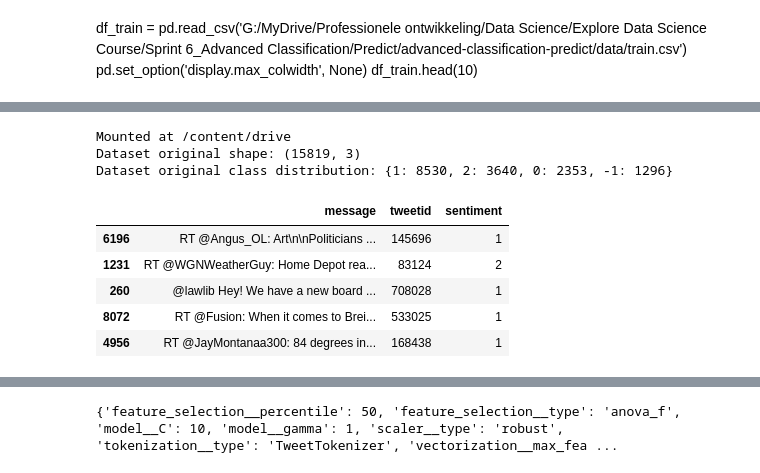
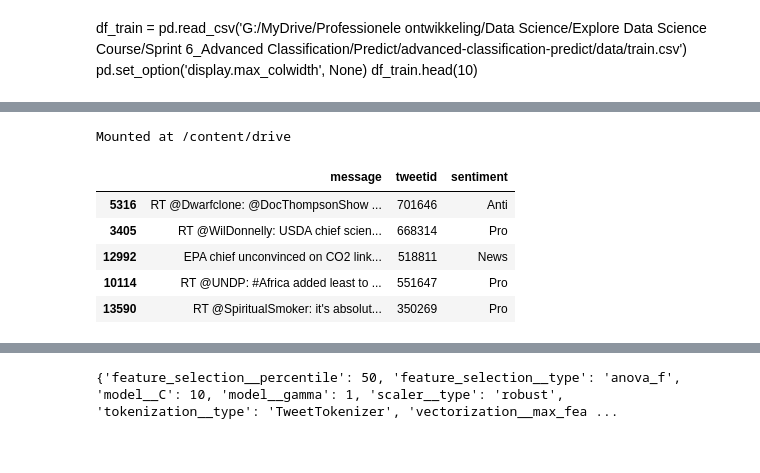
Before and after one commit to dawieloots/advanced-classification-predict, a Jupyter notebook: notebook/Predict_with_pipeline.ipynb, the cells around one changed output, grey strips where cells are left out. Drawn from its saved outputs; the diff is of its cells as text; code cells hidden in the pictures.

```diff
--- a/notebook/Predict_with_pipeline.ipynb
+++ b/notebook/Predict_with_pipeline.ipynb
@@ -86,7 +87,7 @@ def class_distribution(data):
     class_dict = dict(zip(unique_classes, class_counts))
     return class_dict
 
-def load_dataset(environment, size):
+def load_dataset(environment, size, change_labels):
     if environment == 'colab':
         from google.colab import drive
         drive.mount('/content/drive')
@@ -94,9 +95,8 @@ def load_dataset(environment, size):
     else:
         csv_file = r'G:\My Drive\Professionele ontwikkeling\Data Science\Explore Data Science Course\Sprint 6_Advanced Classification\Predict\advanced-classification-predict\data\train.csv'
     df = pd.read_csv(csv_file)
-    #df['sentiment'] = transform_categorical_labels(df['sentiment'])
-    print(f'Dataset original shape: {df.shape}')
-    print(f'Dataset original class distribution: {class_distribution(df)}')
+    if change_labels:
+        df['sentiment'] = transform_categorical_labels(df['sentiment'])
     sample_size = int(len(df) * size)
     if size == 1:
         pass
@@ -427,24 +473,22 @@ class FeatureSelector(BaseEstimator, TransformerMixin):
 # %%
-df_train, size, class_dictionary = load_dataset('colab',0.25)
+df_train, size, class_dictionary = load_dataset('colab',0.1,change_labels=True)
 # Next section is to calculate class imbalance, for us in randomover and randomundersampling
 
 number_classes = len(class_dictionary)
 majority = max(class_dictionary.values())
 average_class_count = int(size / number_classes)
 oversampling_strategy = {key: max(average_class_count, count)  for key, count in class_dictionary.items()}
 undersampling_strategy = {key: average_class_count  for key, count in oversampling_strategy.items()}
 
 df_train.head()
 # %% [output]
 Mounted at /content/drive
-Dataset original shape: (15819, 3)
-Dataset original class distribution: {1: 8530, 2: 3640, 0: 2353, -1: 1296}
 |  | message | tweetid | sentiment |
-| 6196 | RT @Angus_OL: Art\n\nPoliticians ... | 145696 | 1 |
-| 1231 | RT @WGNWeatherGuy: Home Depot rea... | 83124 | 2 |
-| 260 | @lawlib Hey! We have a new board ... | 708028 | 1 |
-| 8072 | RT @Fusion: When it comes to Brei... | 533025 | 1 |
-| 4956 | RT @JayMontanaa300: 84 degrees in... | 168438 | 1 |
+| 5316 | RT @Dwarfclone: @DocThompsonShow ... | 701646 | Anti |
+| 3405 | RT @WilDonnelly: USDA chief scien... | 668314 | Pro |
+| 12992 | EPA chief unconvinced on CO2 link... | 518811 | News |
+| 10114 | RT @UNDP: #Africa added least to ... | 551647 | Pro |
+| 13590 | RT @SpiritualSmoker: it's absolut... | 350269 | Pro |
 # %%
 ## FOR XGBOOST ONLY
 
```
Also changed, not shown: parts of 19 cells of this notebook, 8 other files.
